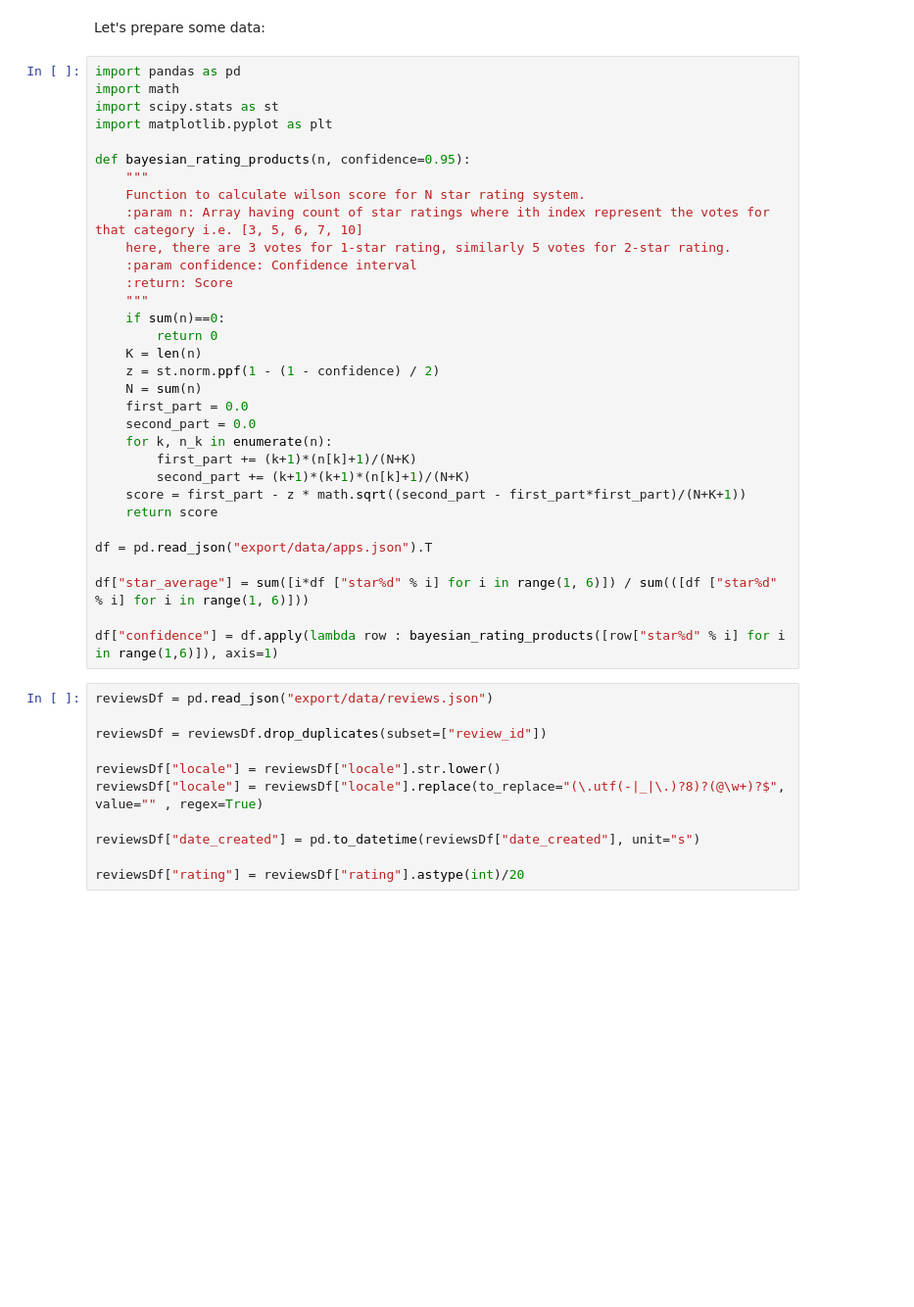
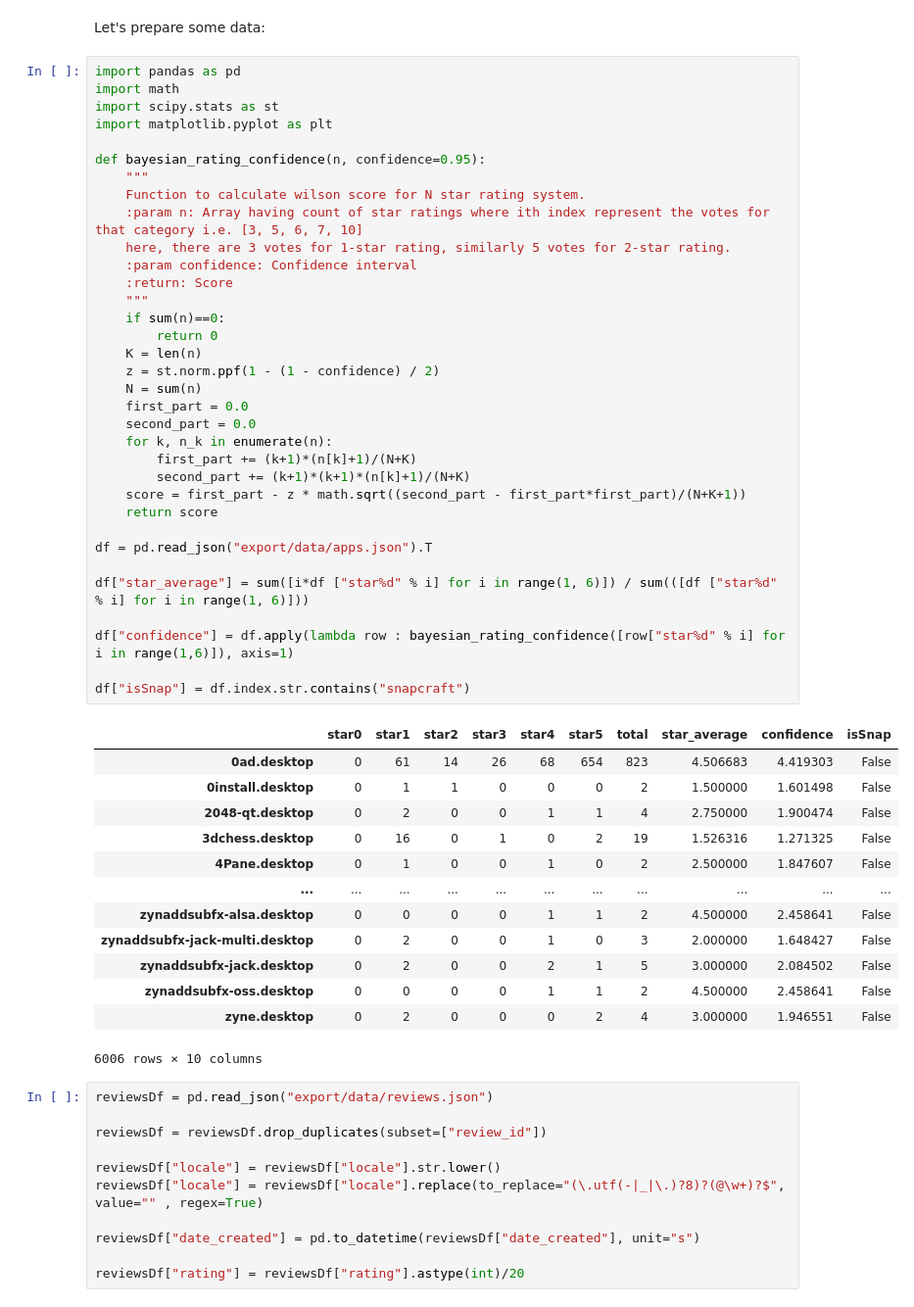
Before and after one commit to razzeee/app-reviews, a Jupyter notebook: stats.ipynb, the cells around one changed output. Shown at 98% size. Cells and saved outputs as stored; diff of their text form; blank space fills up the shorter version.

```diff
--- a/stats.ipynb
+++ b/stats.ipynb
@@ -3,35 +3,51 @@ Let's prepare some data:
 # %%
 import pandas as pd
 import math
 import scipy.stats as st
 import matplotlib.pyplot as plt
 
-def bayesian_rating_products(n, confidence=0.95):
+def bayesian_rating_confidence(n, confidence=0.95):
     """
     Function to calculate wilson score for N star rating system.
     :param n: Array having count of star ratings where ith index represent the votes for that category i.e. [3, 5, 6, 7, 10]
     here, there are 3 votes for 1-star rating, similarly 5 votes for 2-star rating.
     :param confidence: Confidence interval
     :return: Score
     """
     if sum(n)==0:
         return 0
     K = len(n)
     z = st.norm.ppf(1 - (1 - confidence) / 2)
     N = sum(n)
     first_part = 0.0
     second_part = 0.0
     for k, n_k in enumerate(n):
         first_part += (k+1)*(n[k]+1)/(N+K)
         second_part += (k+1)*(k+1)*(n[k]+1)/(N+K)
     score = first_part - z * math.sqrt((second_part - first_part*first_part)/(N+K+1))
     return score
 
 df = pd.read_json("export/data/apps.json").T
 
 df["star_average"] = sum([i*df ["star%d" % i] for i in range(1, 6)]) / sum(([df ["star%d" % i] for i in range(1, 6)]))
 
-df["confidence"] = df.apply(lambda row : bayesian_rating_products([row["star%d" % i] for i in range(1,6)]), axis=1)
+df["confidence"] = df.apply(lambda row : bayesian_rating_confidence([row["star%d" % i] for i in range(1,6)]), axis=1)
+
+df["isSnap"] = df.index.str.contains("snapcraft")
+# %% [output]
+|  | star0 | star1 | star2 | star3 | star4 | star5 | total | star_average | confidence | isSnap |
+| 0ad.desktop | 0 | 61 | 14 | 26 | 68 | 654 | 823 | 4.506683 | 4.419303 | False |
+| 0install.desktop | 0 | 1 | 1 | 0 | 0 | 0 | 2 | 1.500000 | 1.601498 | False |
+| 2048-qt.desktop | 0 | 2 | 0 | 0 | 1 | 1 | 4 | 2.750000 | 1.900474 | False |
+| 3dchess.desktop | 0 | 16 | 0 | 1 | 0 | 2 | 19 | 1.526316 | 1.271325 | False |
+| 4Pane.desktop | 0 | 1 | 0 | 0 | 1 | 0 | 2 | 2.500000 | 1.847607 | False |
+| ... | ... | ... | ... | ... | ... | ... | ... | ... | ... | ... |
+| zynaddsubfx-alsa.desktop | 0 | 0 | 0 | 0 | 1 | 1 | 2 | 4.500000 | 2.458641 | False |
+| zynaddsubfx-jack-multi.desktop | 0 | 2 | 0 | 0 | 1 | 0 | 3 | 2.000000 | 1.648427 | False |
+| zynaddsubfx-jack.desktop | 0 | 2 | 0 | 0 | 2 | 1 | 5 | 3.000000 | 2.084502 | False |
+| zynaddsubfx-oss.desktop | 0 | 0 | 0 | 0 | 1 | 1 | 2 | 4.500000 | 2.458641 | False |
+| zyne.desktop | 0 | 2 | 0 | 0 | 0 | 2 | 4 | 3.000000 | 1.946551 | False |
+6006 rows × 10 columns
 # %%
 reviewsDf = pd.read_json("export/data/reviews.json")
 
```
Also changed, not shown: parts of 2 cells of this notebook.
